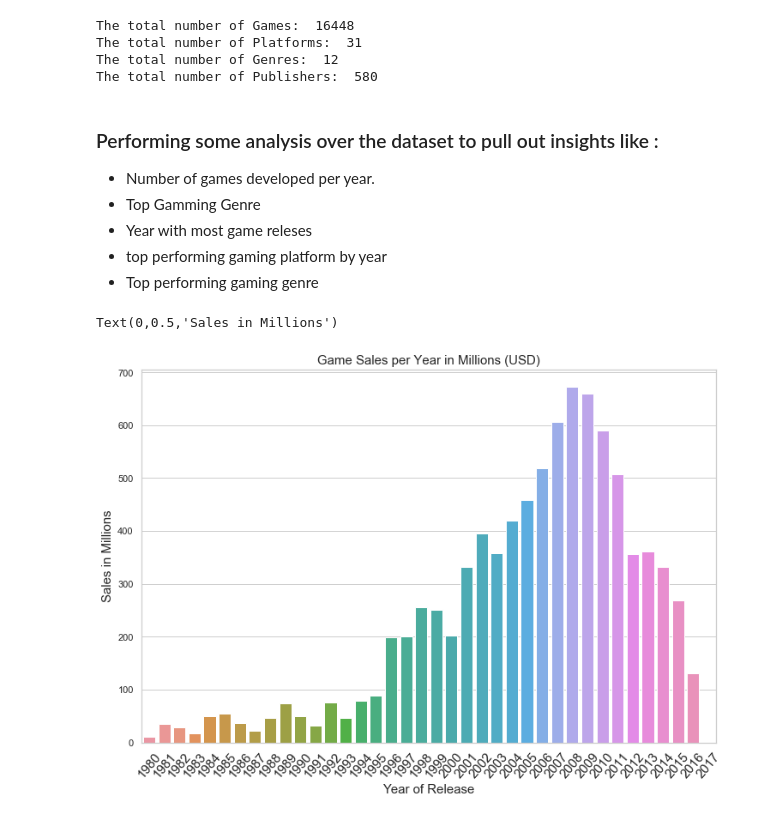
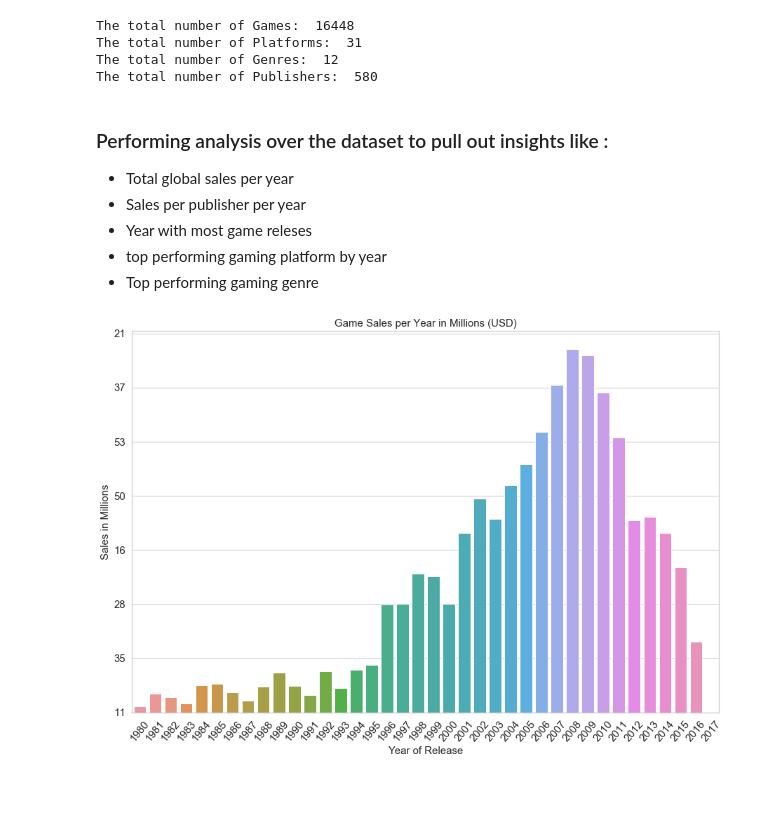
Before and after one commit to KarthikBhaktha/PopularGameGenrePy, a Jupyter notebook: UpdateAnalysis.ipynb, the cells around one changed output. Drawn from its saved outputs; the diff is of its cells as text; code cells hidden in the pictures; blank space fills up the shorter version.

```diff
--- a/UpdateAnalysis.ipynb
+++ b/UpdateAnalysis.ipynb
@@ -194,32 +181,33 @@ The total number of Platforms:  31
 The total number of Genres:  12
 The total number of Publishers:  580
 # %% [markdown]
-### Performing some analysis over the dataset to pull out insights like :
-- Number of games developed per year.
-- Top Gamming Genre
+### Performing analysis over the dataset to pull out insights like :
+- Total global sales per year
+- Sales per publisher per year
 - Year with most game releses
 - top performing gaming platform by year
 - Top performing gaming genre
 # %%
 # Bar chart to display the number of games developed per year
 ''' creating a subset of sales_df, grouping by Year_of_Release to get
 the total sum of games developed each year.
 The y-axis = Total Global_Sales per year
 The x-axis = Year_of_Release passed as an index.
 '''
 
-y = sales_df.groupby(['Year_of_Release']).sum()
+y = sales_df.groupby(['Year_of_Release']).sum().astype(int)
 y = y['Global_Sales']
 x = y.index.astype(int)
 
 #creating a figure for the graph.
-plt.figure(figsize=(12,8))
+plt.figure(figsize=(15,10))
 sns.set(style="whitegrid")
-ax = sns.barplot(x=x, y=y)
-ax.set_title('Game Sales per Year in Millions (USD)', fontsize=15)
-ax.set_xlabel(xlabel = 'Year of Release', fontsize=15)
-ax.set_xticklabels(labels=x, fontsize=15, rotation=50)
-ax.set_ylabel(ylabel = 'Sales in Millions', fontsize=15)
+ax1 = sns.barplot(x=x, y=y, orient='v')
+ax1.set_title('Game Sales per Year in Millions (USD)', fontsize=15)
+ax1.set_xlabel(xlabel = 'Year of Release', fontsize=15)
+ax1.set_yticklabels(labels=y, fontsize=15, rotation=0)
+ax1.set_xticklabels(labels=x, fontsize=15, rotation=50)
+ax1.set_ylabel(ylabel = 'Sales in Millions', fontsize= 15)
+plt.show()
 # %% [output]
-Text(0,0.5,'Sales in Millions')
-[figure, old version]
+[figure, new version]
```
Also changed, not shown: parts of 5 cells of this notebook.
